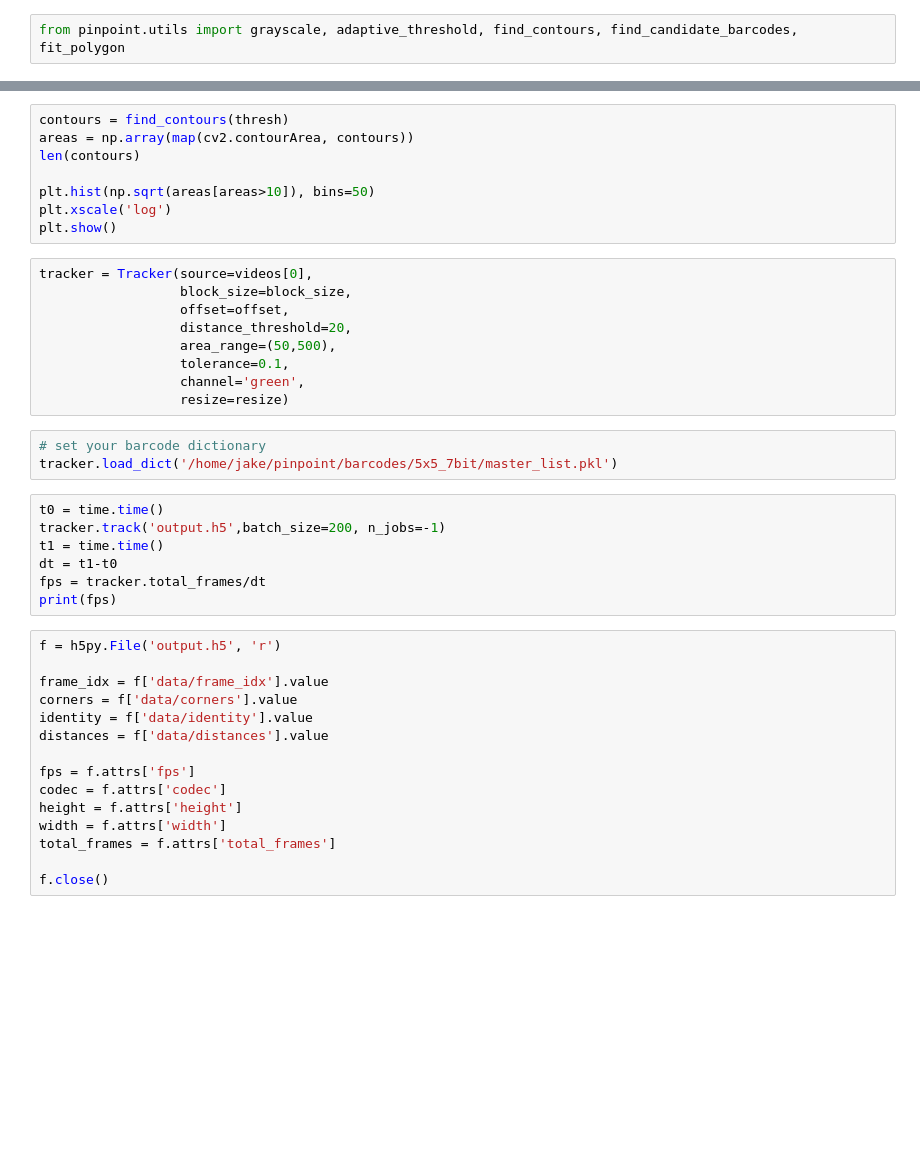
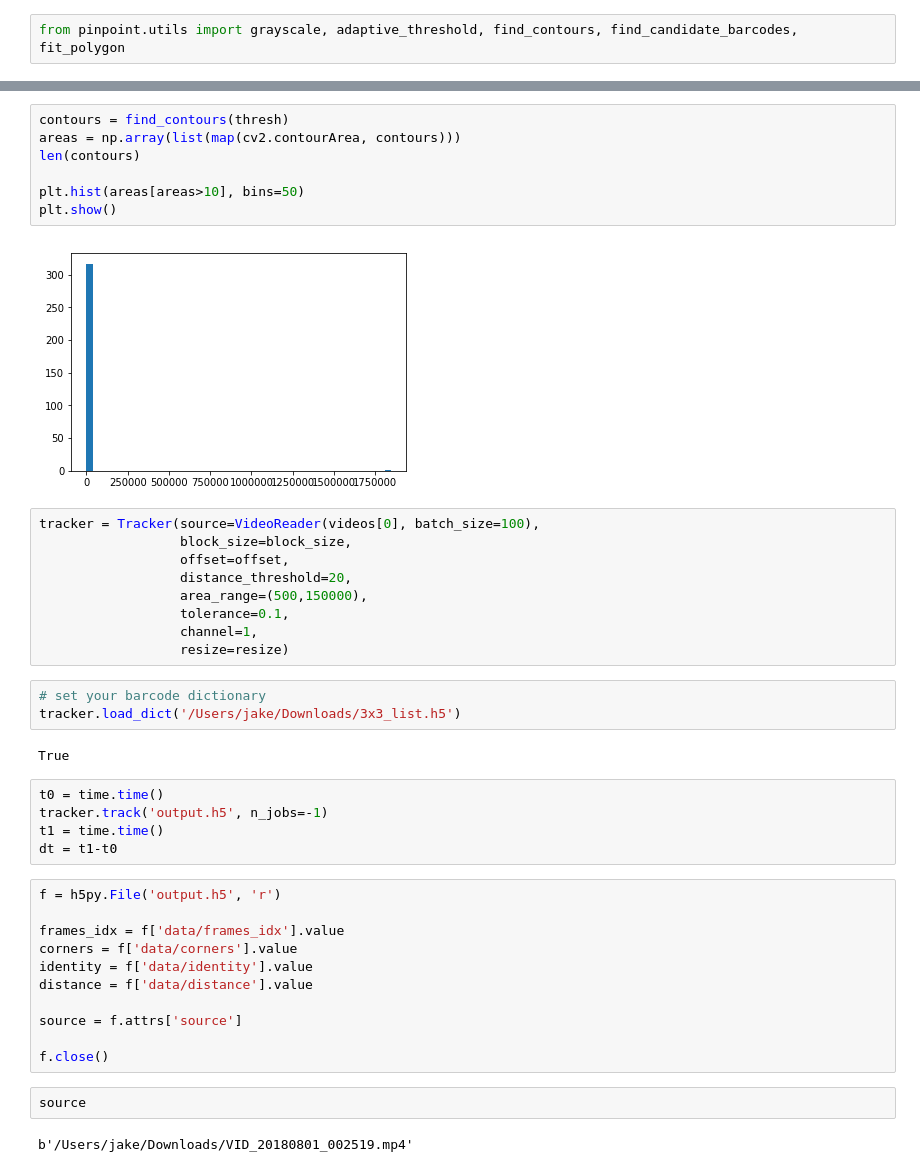
Before and after one commit to jgraving/pinpoint, a Jupyter notebook: notebooks/Tracker_example.ipynb, the cells around one changed output, grey strips where cells are left out. Drawn from its saved outputs; the diff is of its cells as text; blank space fills up the shorter version.

```diff
--- a/notebooks/Tracker_example.ipynb
+++ b/notebooks/Tracker_example.ipynb
@@ -39,42 +52,43 @@ plt.show()
 # %%
 contours = find_contours(thresh)
-areas = np.array(map(cv2.contourArea, contours))
+areas = np.array(list(map(cv2.contourArea, contours)))
 len(contours)
 
-plt.hist(np.sqrt(areas[areas>10]), bins=50)
-plt.xscale('log')
+plt.hist(areas[areas>10], bins=50)
 plt.show()
+# %% [output]
+[figure, added]
 # %%
-tracker = Tracker(source=videos[0],
+tracker = Tracker(source=VideoReader(videos[0], batch_size=100),
                   block_size=block_size,
                   offset=offset,
                   distance_threshold=20,
-                  area_range=(50,500),
+                  area_range=(500,150000),
                   tolerance=0.1,
-                  channel='green',
+                  channel=1,
                   resize=resize)
 # %%
 # set your barcode dictionary
-tracker.load_dict('/home/jake/pinpoint/barcodes/5x5_7bit/master_list.pkl')
+tracker.load_dict('/Users/jake/Downloads/3x3_list.h5')
+# %% [output]
+True
 # %%
 t0 = time.time()
-tracker.track('output.h5',batch_size=200, n_jobs=-1)
+tracker.track('output.h5', n_jobs=-1)
 t1 = time.time()
 dt = t1-t0
-fps = tracker.total_frames/dt
-print(fps)
 # %%
 f = h5py.File('output.h5', 'r')
 
-frame_idx = f['data/frame_idx'].value
+frames_idx = f['data/frames_idx'].value
 corners = f['data/corners'].value
 identity = f['data/identity'].value
-distances = f['data/distances'].value
+distance = f['data/distance'].value
 
-fps = f.attrs['fps']
-codec = f.attrs['codec']
-height = f.attrs['height']
-width = f.attrs['width']
-total_frames = f.attrs['total_frames']
+source = f.attrs['source']
 
 f.close()
+# %%
+source
+# %% [output]
+b'/Users/jake/Downloads/VID_20180801_002519.mp4'
```
Also changed, not shown: parts of 12 cells of this notebook.
